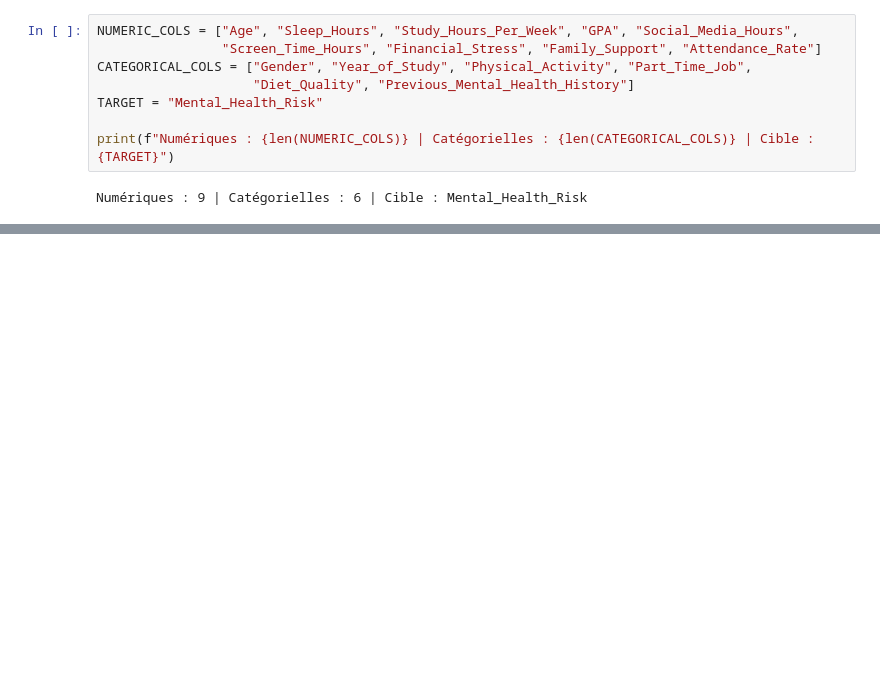
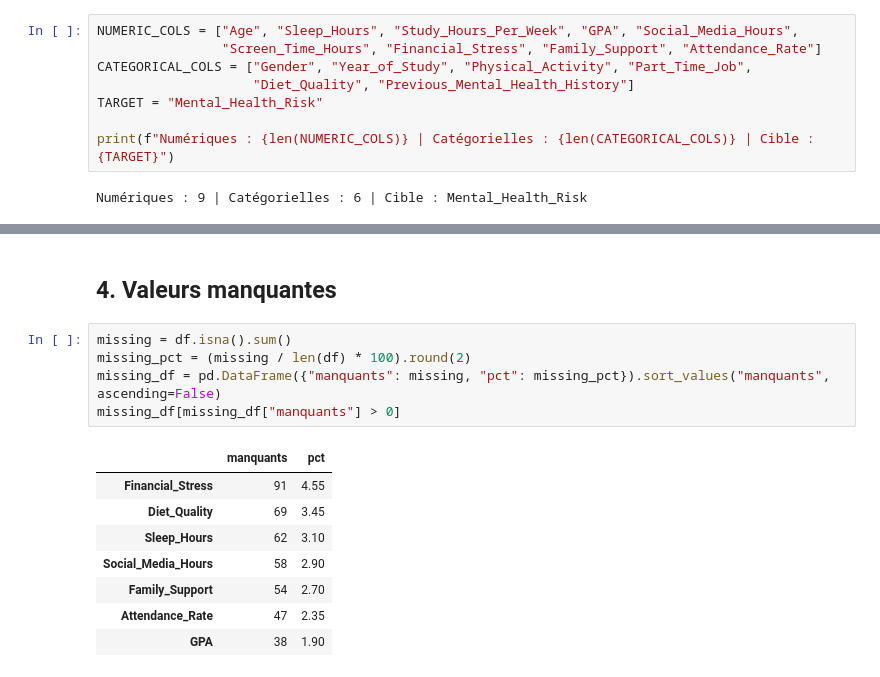
Before and after one commit to MohamedRahoumi/Pr-diction-du-risque-de-sant-mentale-chez-les-tudiants, a Jupyter notebook: notebooks/1-eda.ipynb, the cells around one changed output, grey strips where cells are left out. Saved outputs shown, nothing was run; the diff lists cells and outputs as text; blank space fills up the shorter version.

```diff
--- a/notebooks/1-eda.ipynb
+++ b/notebooks/1-eda.ipynb
@@ -60,0 +85,16 @@ Numériques : 9 | Catégorielles : 6 | Cible : Mental_Health_Risk
+# %% [markdown]
+## 4. Valeurs manquantes
+# %%
+missing = df.isna().sum()
+missing_pct = (missing / len(df) * 100).round(2)
+missing_df = pd.DataFrame({"manquants": missing, "pct": missing_pct}).sort_values("manquants", ascending=False)
+missing_df[missing_df["manquants"] > 0]
+# %% [output]
+|  | manquants | pct |
+| Financial_Stress | 91 | 4.55 |
+| Diet_Quality | 69 | 3.45 |
+| Sleep_Hours | 62 | 3.10 |
+| Social_Media_Hours | 58 | 2.90 |
+| Family_Support | 54 | 2.70 |
+| Attendance_Rate | 47 | 2.35 |
+| GPA | 38 | 1.90 |
```
Also changed, not shown: parts of 6 cells of this notebook.
